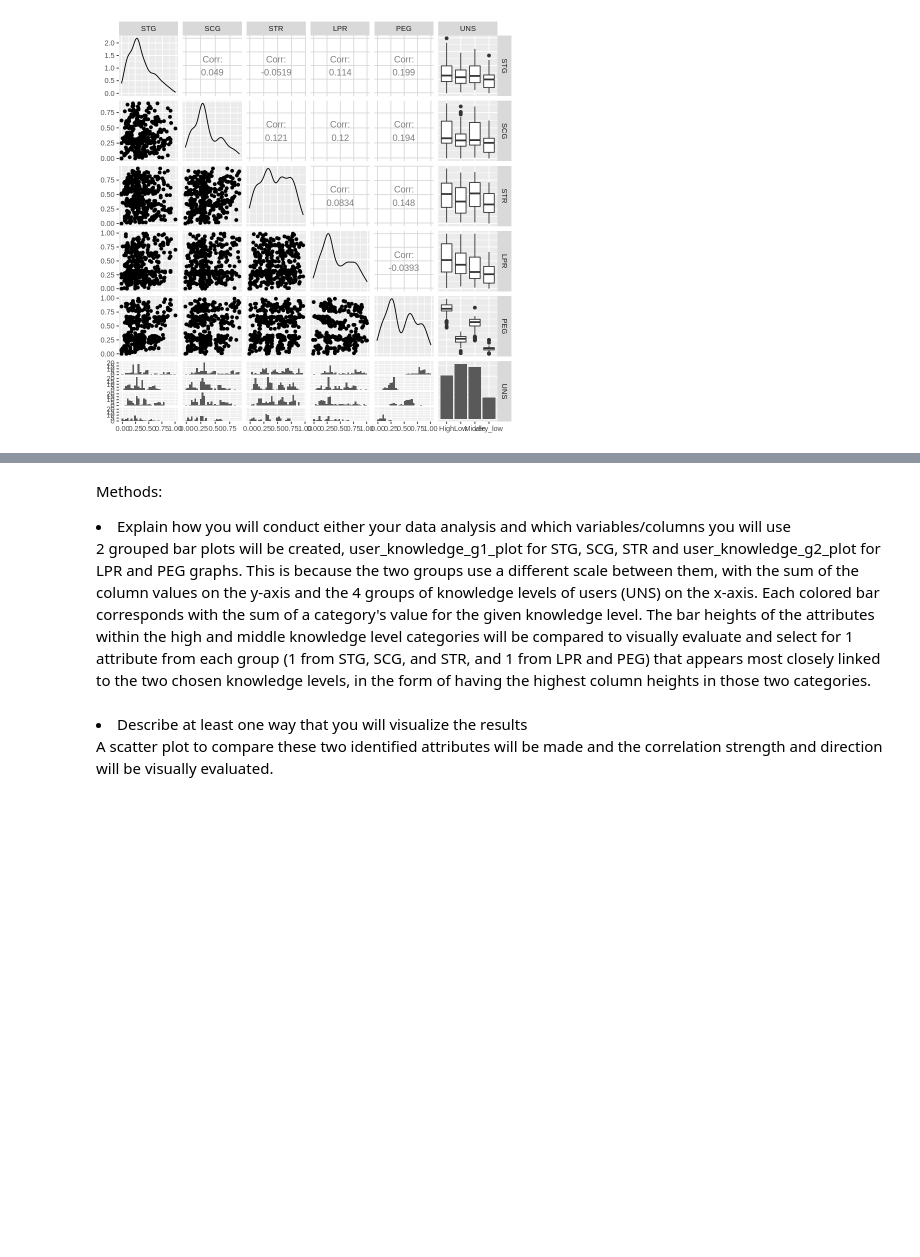
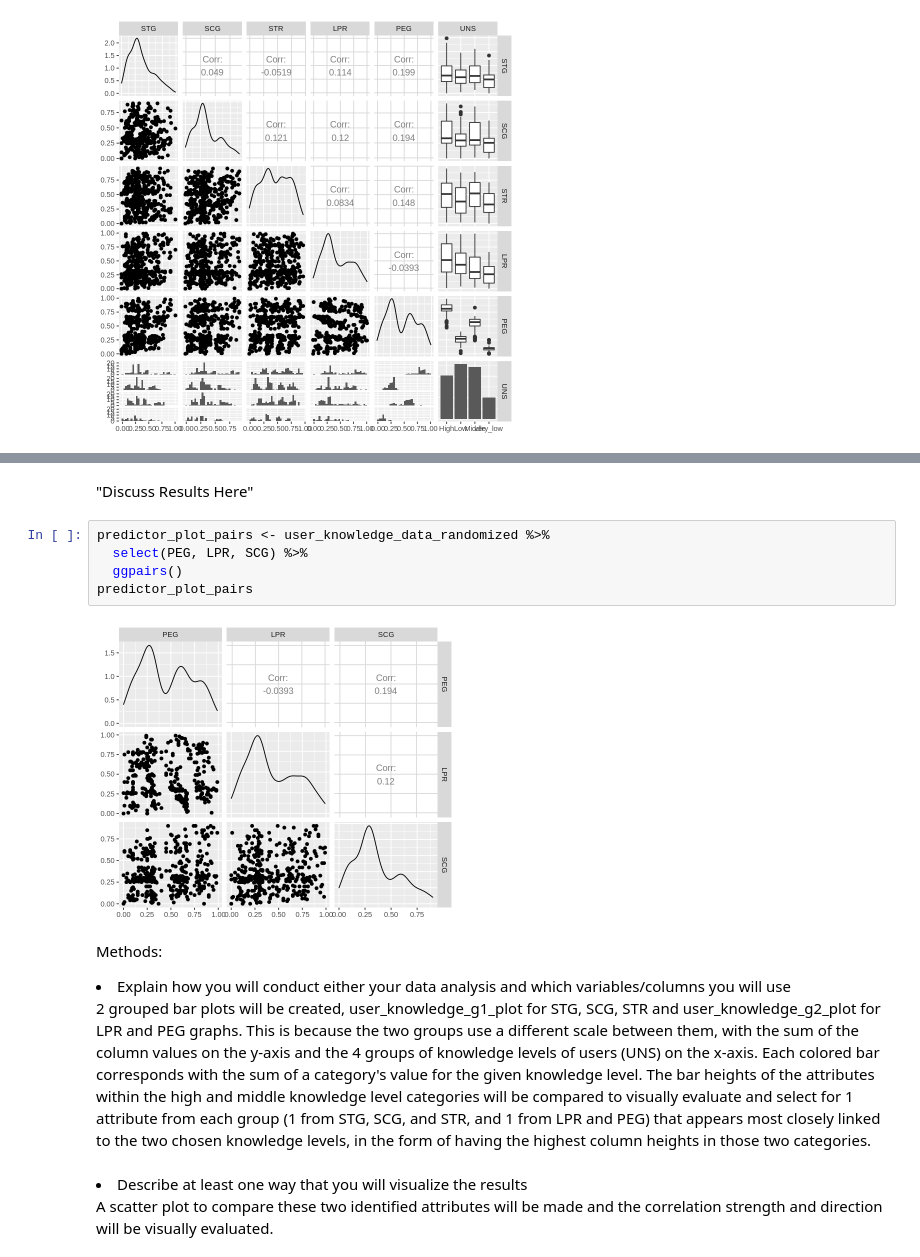
Before and after one commit to moirarenata/Analysis-of-Attributes-Relating-to-User-Knowledge-Levels-Pertaining-to-DC-Machines-in-a-Given-Datase, a Jupyter notebook: project_actual_allvalues.ipynb, the cells around one changed output, grey strips where cells are left out. Drawn from its saved outputs; the diff is of its cells as text; blank space fills up the shorter version.

```diff
--- a/project_actual_allvalues.ipynb
+++ b/project_actual_allvalues.ipynb
@@ -406,3 +421,12 @@ ERROR: Error: `estimate` should be numeric
+# %% [markdown]
+"Discuss Results Here"
+# %%
+predictor_plot_pairs <- user_knowledge_data_randomized %>%
+  select(PEG, LPR, SCG) %>%
+  ggpairs()
+predictor_plot_pairs
+# %% [output]
+[figure, added]
 # %% [markdown]
 Methods:
 
```
Also changed, not shown: parts of 7 cells of this notebook.
